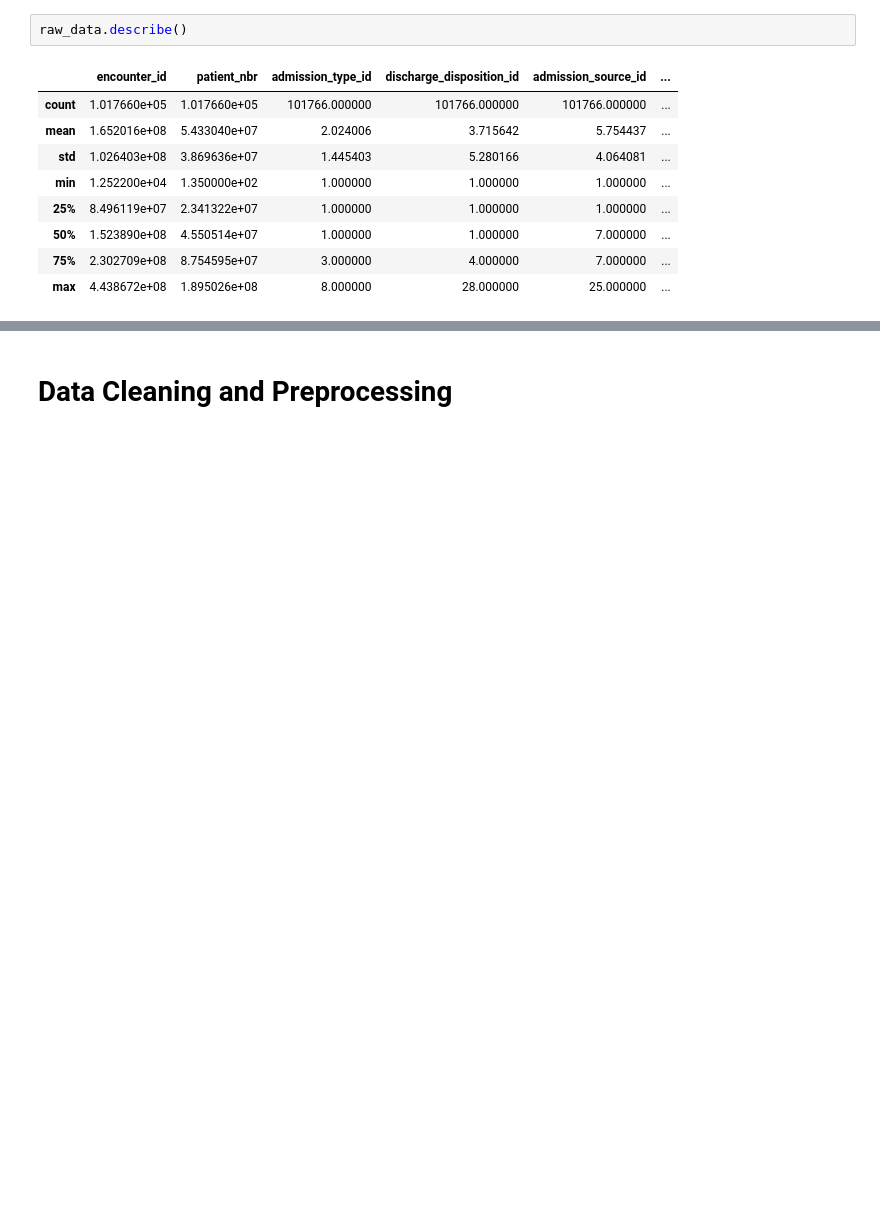
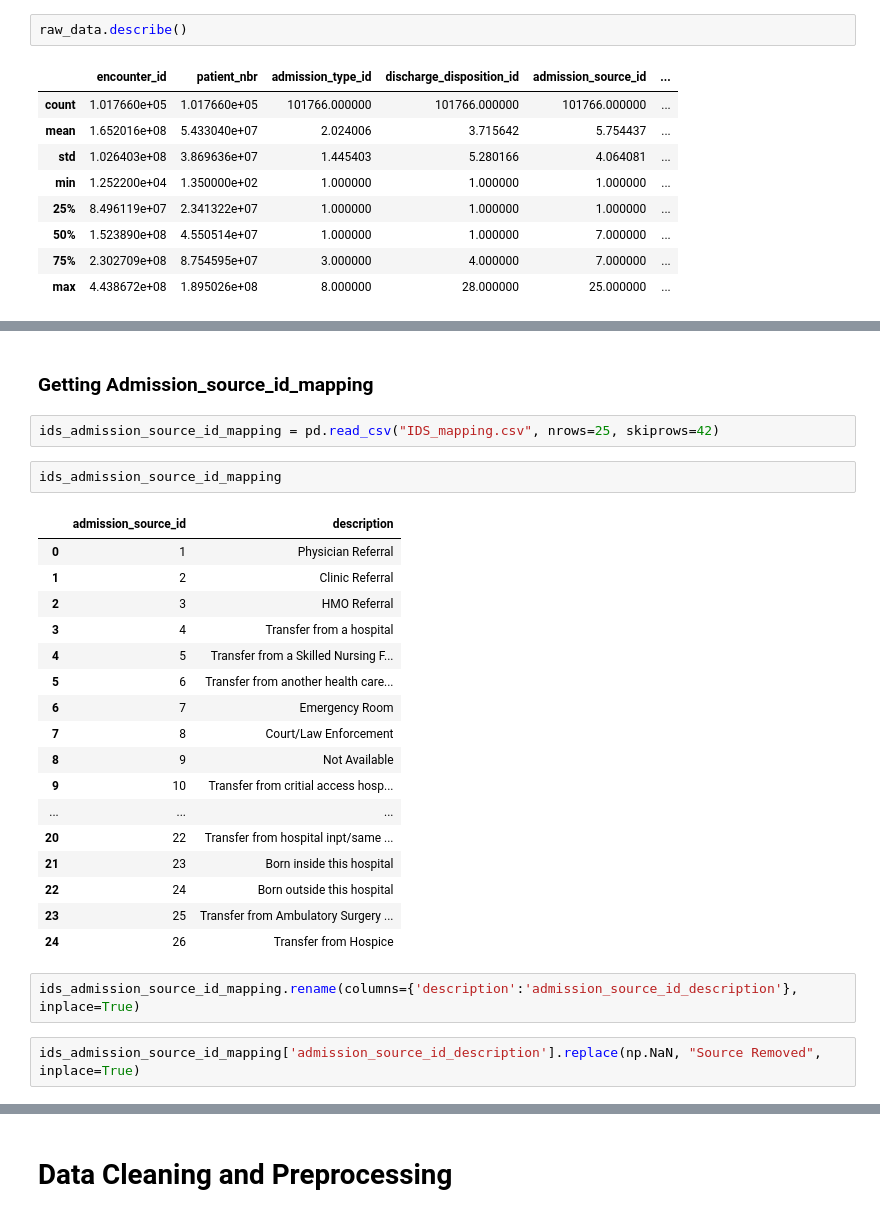
Before and after one commit to Thomas-George-T/Diabetic-Readmission-Exploration, a Jupyter notebook: Diabetic-Readmissions-Exploration.ipynb, the cells around one changed output, grey strips where cells are left out. Cells and saved outputs as stored; diff of their text form; blank space fills up the shorter version.

```diff
--- a/Forecasting-Diabetic-Readmissions.ipynb
+++ b/Diabetic-Readmissions-Exploration.ipynb
@@ -75,0 +133,28 @@ raw_data.describe()
+# %% [markdown]
+<h3> Getting Admission_source_id_mapping </h3>
+# %%
+ids_admission_source_id_mapping = pd.read_csv("IDS_mapping.csv", nrows=25, skiprows=42)
+# %%
+ids_admission_source_id_mapping
+# %% [output]
+|  | admission_source_id | description |
+| 0 | 1 | Physician Referral |
+| 1 | 2 | Clinic Referral |
+| 2 | 3 | HMO Referral |
+| 3 | 4 | Transfer from a hospital |
+| 4 | 5 | Transfer from a Skilled Nursing F... |
+| 5 | 6 | Transfer from another health care... |
+| 6 | 7 | Emergency Room |
+| 7 | 8 | Court/Law Enforcement |
+| 8 | 9 | Not Available |
+| 9 | 10 | Transfer from critial access hosp... |
+| ... | ... | ... |
+| 20 | 22 | Transfer from hospital inpt/same ... |
+| 21 | 23 | Born inside this hospital |
+| 22 | 24 | Born outside this hospital |
+| 23 | 25 | Transfer from Ambulatory Surgery ... |
+| 24 | 26 | Transfer from Hospice |
+# %%
+ids_admission_source_id_mapping.rename(columns={'description':'admission_source_id_description'}, inplace=True)
+# %%
+ids_admission_source_id_mapping['admission_source_id_description'].replace(np.NaN, "Source Removed", inplace=True)
```
Also changed, not shown: parts of 45 cells of this notebook, 1 other file.
